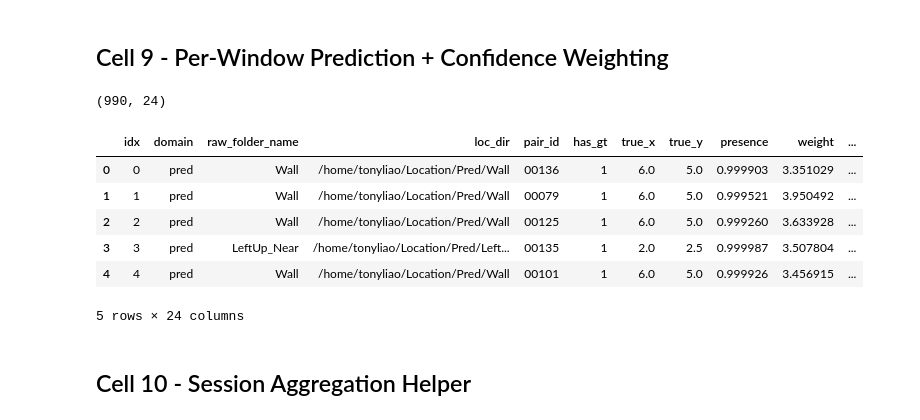
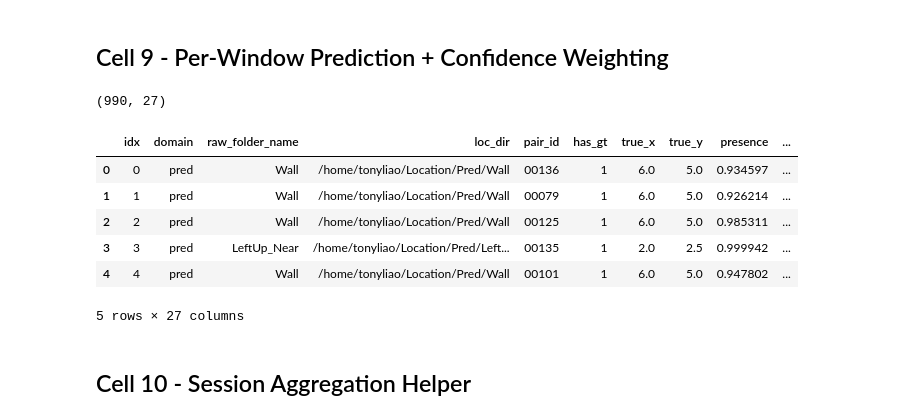
Before and after one commit to khunkhin444/wifisensing_localization, a Jupyter notebook: 04_02_kde_infer_aggregate_nearest_anchor_eval.ipynb, the cells around one changed output. Cells and saved outputs as stored; diff of their text form; code cells hidden in the pictures.

```diff
--- a/04_02_kde_infer_aggregate_nearest_anchor_eval.ipynb
+++ b/04_02_kde_infer_aggregate_nearest_anchor_eval.ipynb
@@ -254,13 +252,9 @@ Model: "hybrid_aoa_amp_model"
 ## Cell 8 - Prediction Helper
 # %%
 def softmax_margin(prob):
-    prob = np.asarray(prob, dtype=np.float32)
-    if prob.ndim != 1:
-        prob = prob.reshape(-1)
-
+    prob = np.asarray(prob, dtype=np.float32).reshape(-1)
     if len(prob) < 2:
         return 0.0
-
     top2 = np.sort(prob)[-2:]
     return float(top2[-1] - top2[-2])
 
@@ -270,29 +264,23 @@ def get_scalar_meta(npz_obj, key, idx, default=np.nan):
     return default
 
 def compute_confidence_weight(npz_obj, idx, pred_dict):
-    """
-    First practical weighting version:
-    1) exp_score: use window quality score + presence
-    2) exp_margin: use classifier margin + presence
-    """
     presence = float(pred_dict["presence"])
     class_prob = np.asarray(pred_dict["class_prob"], dtype=np.float32)
+    top1 = float(np.max(class_prob))
+    margin = softmax_margin(class_prob)
 
-    if CONF_MODE == "exp_score":
-        a_score = get_scalar_meta(npz_obj, "A_win_score", idx, default=0.0)
-        b_score = get_scalar_meta(npz_obj, "B_win_score", idx, default=0.0)
-        score = 0.5 * (a_score + b_score)
-        w = math.exp(ALPHA_SCORE * score)
+    if CONF_MODE == "presence_top1":
+        w = (max(presence, 1e-3) ** PRESENCE_POWER) * max(top1, 1e-3)
 
     elif CONF_MODE == "exp_margin":
-        margin = softmax_margin(class_prob)
         w = math.exp(ALPHA_MARGIN * margin)
+        if USE_PRESENCE_FOR_WEIGHT:
+            w *= max(presence, 1e-3) ** PRESENCE_POWER
 
     else:
         w = 1.0
-
-    if USE_PRESENCE_FOR_WEIGHT:
-        w *= max(presence, 1e-3) ** PRESENCE_POWER
+        if USE_PRESENCE_FOR_WEIGHT:
+            w *= max(presence, 1e-3) ** PRESENCE_POWER
 
     return max(float(w), MIN_WEIGHT)
 
@@ -307,11 +295,16 @@ def predict_one(npz_obj, idx, model):
 
     pred = model.predict(x, verbose=0)
 
+    class_prob = pred["class_out"][0].astype(np.float32)
+    class_id = int(np.argmax(class_prob))
+
     out = {
-        "presence": float(pred["presence_out"][0,0]),
-        "class_prob": pred["class_out"][0].astype(np.float32),
-        "class_id": int(np.argmax(pred["class_out"][0])),
-        "class_name": inv_label_map[int(np.argmax(pred["class_out"][0]))],
+        "presence": float(pred["presence_out"][0, 0]),
+        "class_prob": class_prob,
+        "class_id": class_id,
+        "class_name": inv_label_map[class_id],
+        "top1_prob": float(np.max(class_prob)),
+        "top2_margin": float(softmax_margin(class_prob)),
         "aoa_xy": pred["aoa_xy_out"][0].astype(np.float32),
         "amp_delta": pred["amp_delta_out"][0].astype(np.float32),
         "final_xy": pred["final_xy_out"][0].astype(np.float32),
@@ -379,41 +374,44 @@ for i in range(n):
         "true_y": true_y,
 
         "presence": float(pred["presence"]),
+        "pred_empty_window": int(float(pred["presence"]) < EMPTY_WINDOW_THRESH),
         "weight": float(w),
 
         "pred_label_id": int(pred["class_id"]),
         "pred_label_name": str(pred["class_name"]),
+        "top1_prob": float(pred["top1_prob"]),
+        "top2_margin": float(pred["top2_margin"]),
 
         "aoa_x": float(aoa_xy[0]),
         "aoa_y": float(aoa_xy[1]),
 
         "delta_x": float(amp_delta[0]),
         "delta_y": float(amp_delta[1]),
 
         "final_x": float(pred_xy[0]),
         "final_y": float(pred_xy[1]),
 
         "err_aoa": err_aoa,
         "err_final": err_final,
 
         "A_win_score": get_scalar_meta(pred_query_obj, "A_win_score", i, default=np.nan),
         "B_win_score": get_scalar_meta(pred_query_obj, "B_win_score", i, default=np.nan),
         "A_amp_std": get_scalar_meta(pred_query_obj, "A_amp_std", i, default=np.nan),
         "B_amp_std": get_scalar_meta(pred_query_obj, "B_amp_std", i, default=np.nan),
     })
 
 df_win = pd.DataFrame(rows)
 print(df_win.shape)
 display(df_win.head())
 # %% [output]
-(990, 24)
+(990, 27)
-|  | idx | domain | raw_folder_name | loc_dir | pair_id | has_gt | true_x | true_y | presence | weight | ... |
-| 0 | 0 | pred | Wall | /home/tonyliao/Location/Pred/Wall | 00136 | 1 | 6.0 | 5.0 | 0.999903 | 3.351029 | ... |
-| 1 | 1 | pred | Wall | /home/tonyliao/Location/Pred/Wall | 00079 | 1 | 6.0 | 5.0 | 0.999521 | 3.950492 | ... |
-| 2 | 2 | pred | Wall | /home/tonyliao/Location/Pred/Wall | 00125 | 1 | 6.0 | 5.0 | 0.999260 | 3.633928 | ... |
-| 3 | 3 | pred | LeftUp_Near | /home/tonyliao/Location/Pred/Left... | 00135 | 1 | 2.0 | 2.5 | 0.999987 | 3.507804 | ... |
-| 4 | 4 | pred | Wall | /home/tonyliao/Location/Pred/Wall | 00101 | 1 | 6.0 | 5.0 | 0.999926 | 3.456915 | ... |
+|  | idx | domain | raw_folder_name | loc_dir | pair_id | has_gt | true_x | true_y | presence | ... |
+| 0 | 0 | pred | Wall | /home/tonyliao/Location/Pred/Wall | 00136 | 1 | 6.0 | 5.0 | 0.934597 | ... |
+| 1 | 1 | pred | Wall | /home/tonyliao/Location/Pred/Wall | 00079 | 1 | 6.0 | 5.0 | 0.926214 | ... |
+| 2 | 2 | pred | Wall | /home/tonyliao/Location/Pred/Wall | 00125 | 1 | 6.0 | 5.0 | 0.985311 | ... |
+| 3 | 3 | pred | LeftUp_Near | /home/tonyliao/Location/Pred/Left... | 00135 | 1 | 2.0 | 2.5 | 0.999942 | ... |
+| 4 | 4 | pred | Wall | /home/tonyliao/Location/Pred/Wall | 00101 | 1 | 6.0 | 5.0 | 0.947802 | ... |
-5 rows × 24 columns
+5 rows × 27 columns
 # %% [markdown]
 ## Cell 10 - Session Aggregation Helper
 # %%
```
Also changed, not shown: parts of 14 cells of this notebook, 28 other files.
